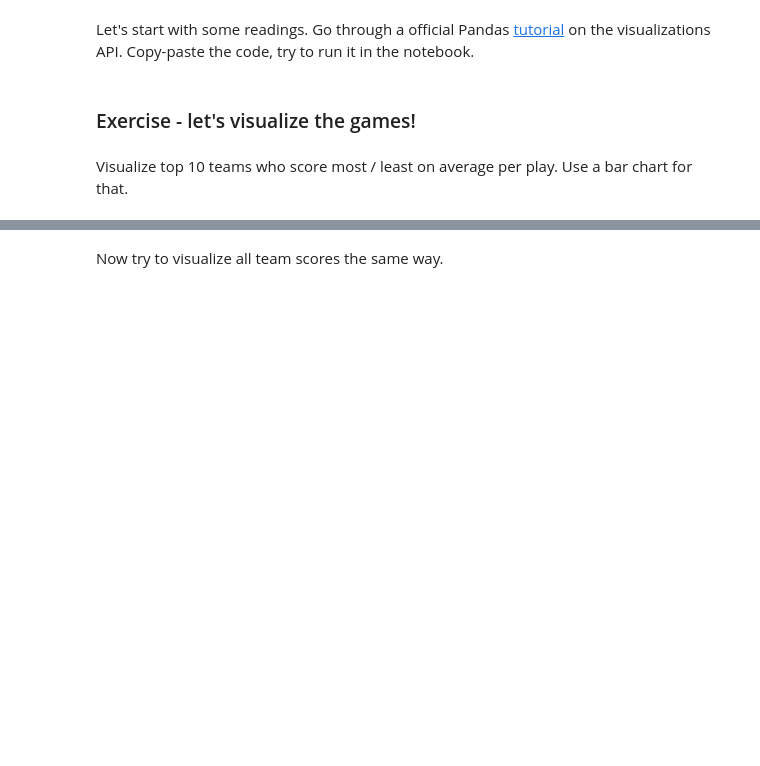
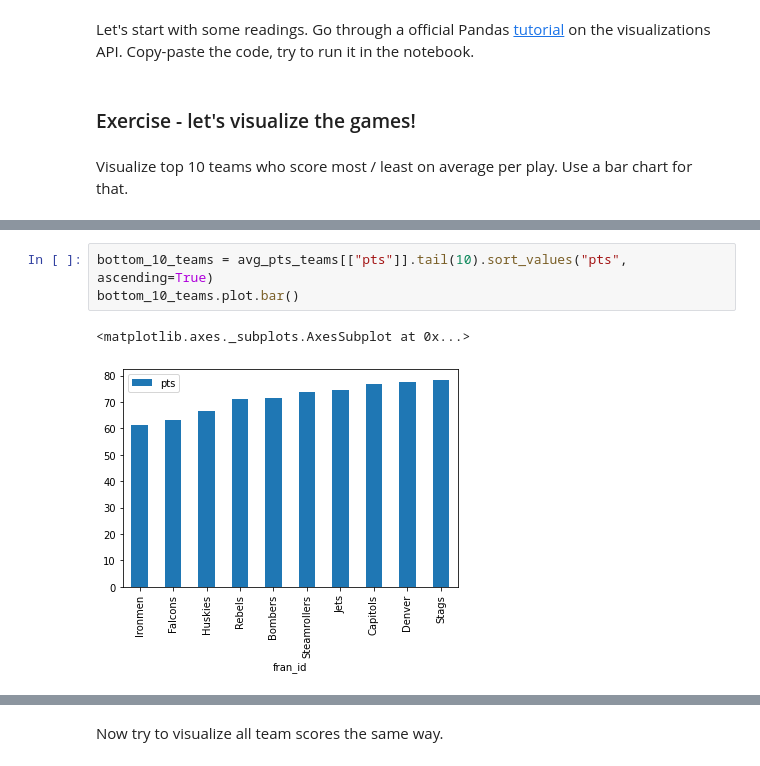
Before and after one commit to manderhub/turing-college-challenge, a Jupyter notebook: Turing_College_Technical_Challenge.ipynb, the cells around one changed output, grey strips where cells are left out. Drawn from its saved outputs; the diff is of its cells as text; blank space fills up the shorter version.

```diff
--- a/Turing_College_Technical_Challenge.ipynb
+++ b/Turing_College_Technical_Challenge.ipynb
@@ -180,6 +192,12 @@ Visualize top 10 teams who score most / least on average per play. Use a bar cha
 # %% [markdown]
 You should see a result as follows:
 <div><img src="https://i.imgur.com/io7fvju.png" /></div>
+# %%
+bottom_10_teams = avg_pts_teams[["pts"]].tail(10).sort_values("pts", ascending=True)
+bottom_10_teams.plot.bar()
+# %% [output]
+<matplotlib.axes._subplots.AxesSubplot at 0x...>
+[figure, added]
 # %% [markdown]
 You should see a result as follows:
 <div><img src="https://i.imgur.com/6VXMksY.png" /></div>
```
Also changed, not shown: parts of 4 cells of this notebook.
